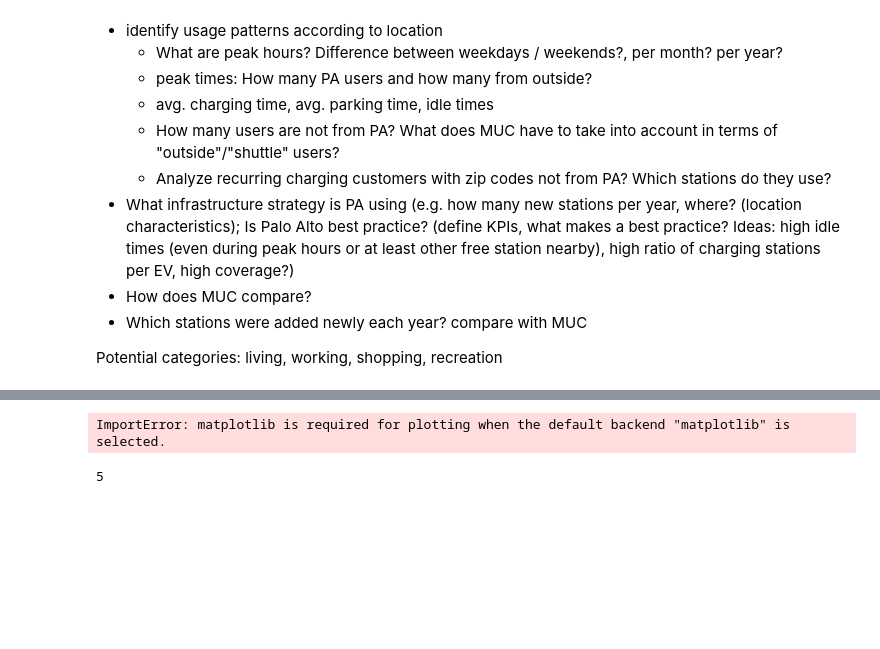
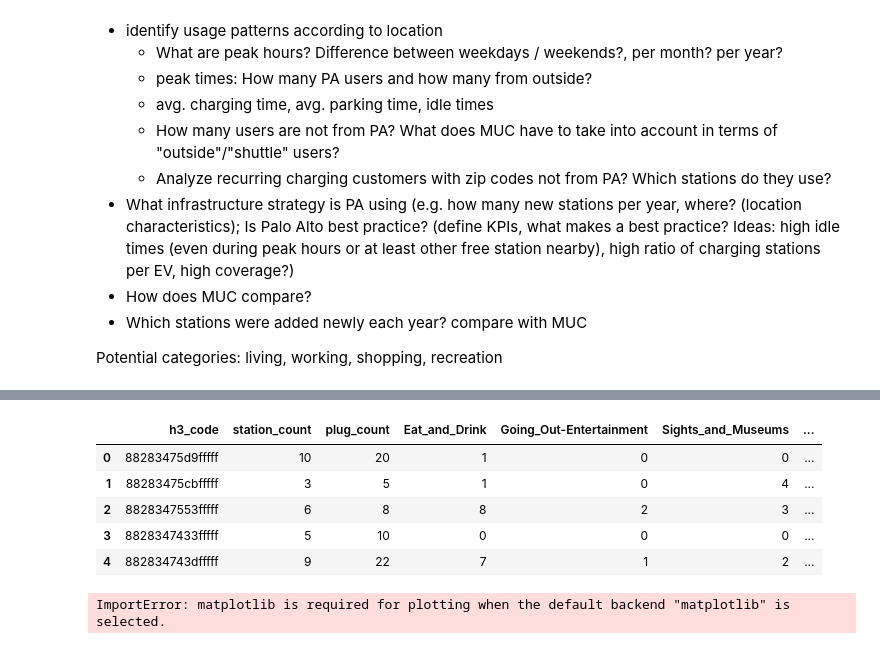
Before and after one commit to ND-Captstone-Magic/capstone_project, a Jupyter notebook: DA_2019.ipynb, the cells around one changed output, grey strips where cells are left out. Saved outputs shown, nothing was run; the diff lists cells and outputs as text; code cells hidden in the pictures; blank space fills up the shorter version.

```diff
--- a/DA_2019.ipynb
+++ b/DA_2019.ipynb
@@ -314,0 +452,47 @@ Potential categories: living, working, shopping, recreation
+# %%
+def count_station_in_h3(row):
+    return charging_2019[charging_2019.h3_code == row['h3_code']].nunique()['station_name']
+def count_plug_id_in_h3(row):
+    return charging_2019[charging_2019.h3_code == row['h3_code']].nunique()['unique_plug_id']
+def count_100_in_h3(row):
+    return cat_df[(cat_df.h3_source == row['h3_code']) & (cat_df.cat_definition == 'Eat & Drink')].count()
+def count_200_in_h3(row):
+    return cat_df[(cat_df.h3_source == row['h3_code']) & (cat_df.cat_definition == 'Going Out-Entertainment')].count()
+def count_300_in_h3(row):
+    return cat_df[(cat_df.h3_source == row['h3_code']) & (cat_df.cat_definition == 'Sights and Museums')].count()
+def count_400_in_h3(row):
+    return cat_df[(cat_df.h3_source == row['h3_code']) & (cat_df.cat_definition == 'Transport')].count()
+def count_500_in_h3(row):
+    return cat_df[(cat_df.h3_source == row['h3_code']) & (cat_df.cat_definition == 'Accommodations')].count()
+def count_600_in_h3(row):
+    return cat_df[(cat_df.h3_source == row['h3_code']) & (cat_df.cat_definition == 'Shopping')].count()
+def count_700_in_h3(row):
+    return cat_df[(cat_df.h3_source == row['h3_code']) & (cat_df.cat_definition == 'Business and Services')].count()
+def count_800_in_h3(row):
+    return cat_df[(cat_df.h3_source == row['h3_code']) & (cat_df.cat_definition == 'Facilities')].count()
+def count_900_in_h3(row):
+    return cat_df[(cat_df.h3_source == row['h3_code']) & (cat_df.cat_definition == 'Areas and Buildings')].count()
+def total_poi(row):
+    return row['Eat_and_Drink']+row['Going_Out-Entertainment']+row['Sights_and_Museums']+row['Transport']+row['Accommodations']+row['Shopping']+row['Business_and_Services']+row['Facilities']+row['Areas_and_Buildings']
+# %%
+master_compare_df['station_count'] = master_compare_df.apply(lambda row : count_station_in_h3(row), axis=1)
+master_compare_df['plug_count'] = master_compare_df.apply(lambda row : count_plug_id_in_h3(row), axis=1)
+master_compare_df['Eat_and_Drink'] = master_compare_df.apply(lambda row : count_100_in_h3(row), axis=1)
+master_compare_df['Going_Out-Entertainment'] = master_compare_df.apply(lambda row : count_200_in_h3(row), axis=1)
+master_compare_df['Sights_and_Museums'] = master_compare_df.apply(lambda row : count_300_in_h3(row), axis=1)
+master_compare_df['Transport'] = master_compare_df.apply(lambda row : count_400_in_h3(row), axis=1)
+master_compare_df['Accommodations'] = master_compare_df.apply(lambda row : count_500_in_h3(row), axis=1)
+master_compare_df['Shopping'] = master_compare_df.apply(lambda row : count_600_in_h3(row), axis=1)
+master_compare_df['Business_and_Services'] = master_compare_df.apply(lambda row : count_700_in_h3(row), axis=1)
+master_compare_df['Facilities'] = master_compare_df.apply(lambda row : count_800_in_h3(row), axis=1)
+master_compare_df['Areas_and_Buildings'] = master_compare_df.apply(lambda row : count_900_in_h3(row), axis=1)
+master_compare_df['total_poi'] = master_compare_df.apply(lambda row : total_poi(row), axis=1)
+# %%
+display(master_compare_df)
+# %% [output]
+|  | h3_code | station_count | plug_count | Eat_and_Drink | Going_Out-Entertainment | Sights_and_Museums | ... |
+| 0 | 88283475d9fffff | 10 | 20 | 1 | 0 | 0 | ... |
+| 1 | 88283475cbfffff | 3 | 5 | 1 | 0 | 4 | ... |
+| 2 | 8828347553fffff | 6 | 8 | 8 | 2 | 3 | ... |
+| 3 | 8828347433fffff | 5 | 10 | 0 | 0 | 0 | ... |
+| 4 | 882834743dfffff | 9 | 22 | 7 | 1 | 2 | ... |
@@ -318,16 +509,3 @@ charging_2019.groupby('weekday').count()['driver_postal_code'].plot(kind='bar')
 # during the week we have a higher count of zip_codes --> lots of commuters to PA
 # %% [output]
 ImportError: matplotlib is required for plotting when the default backend "matplotlib" is selected.
-# %%
-def make_h3_code(row):
-    return h3.geo_to_h3(
-            lat=row['latitude'],
-            lng=row['longitude'],
-            resolution=8    # Average Hexagon Area (km2): 0.7373276
-                            # Average Hexagon Edge Length (km)
-                            # https://h3geo.org/docs/core-library/restable/
-)
-charging_2019['h3_code'] = charging_2019.apply(lambda row : make_h3_code(row), axis=1)
-charging_2019.h3_code.nunique()
-# %% [output]
-5
```
Also changed, not shown: parts of 20 cells of this notebook, 9 other files.
